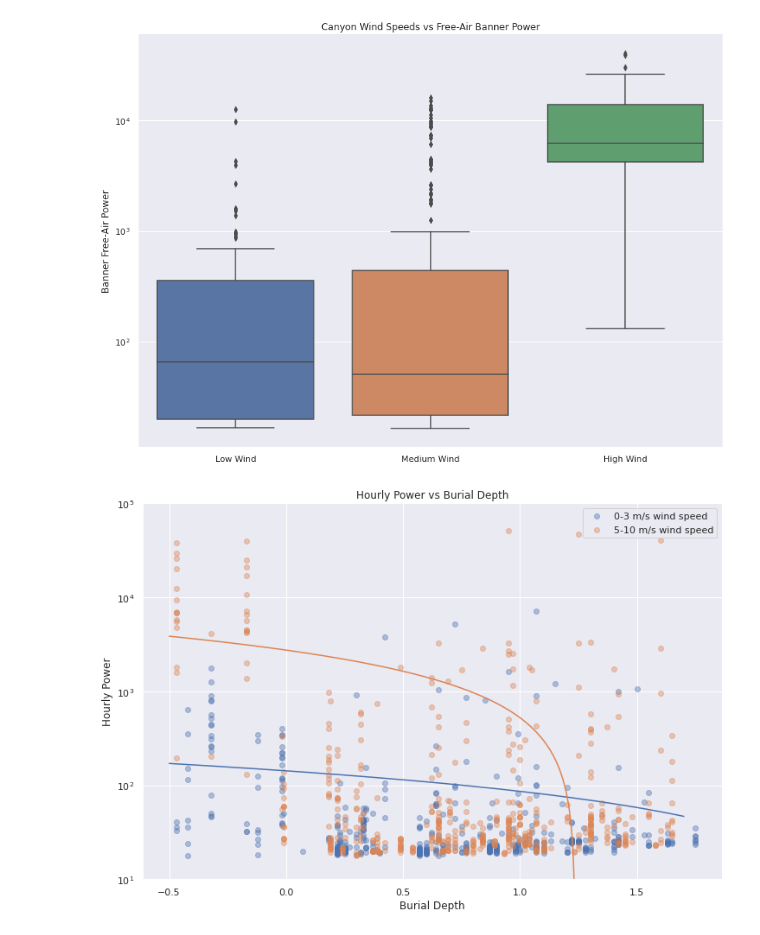
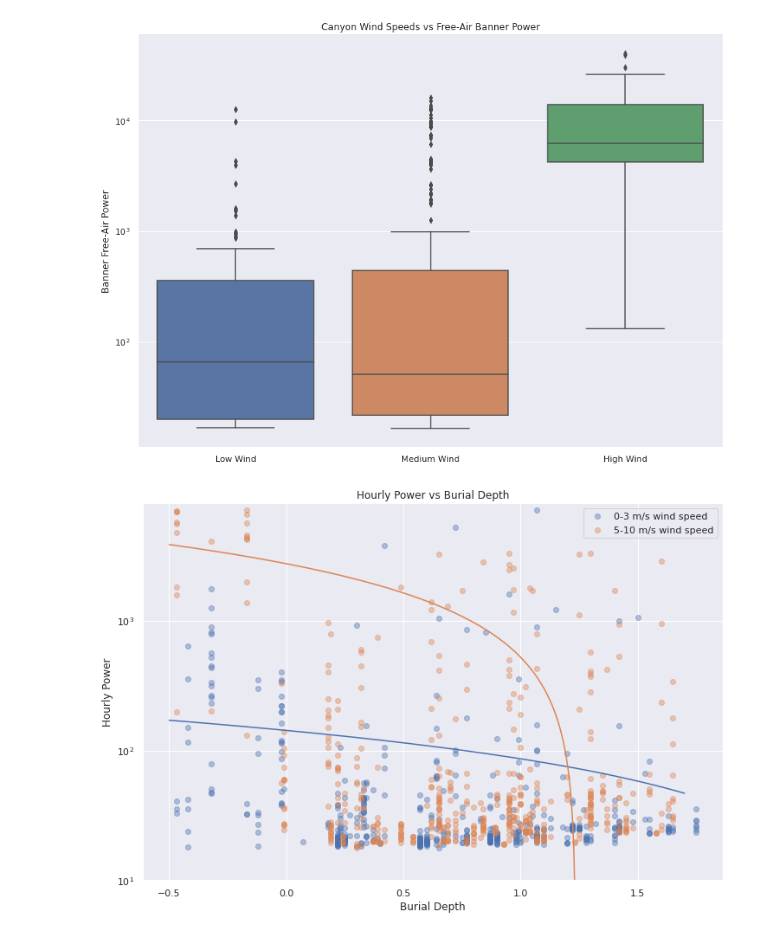
Before and after one commit to ZachHoppinen/infrasound-snow-attenuation, a Jupyter notebook: src/wind_analysis/wind_vis.ipynb, the cells around one changed output. Cells and saved outputs as stored; diff of their text form; code cells hidden in the pictures.

```diff
--- a/src/wind_analysis/wind_vis.ipynb
+++ b/src/wind_analysis/wind_vis.ipynb
@@ -136,21 +136,21 @@ plt.savefig(join(fig_dir, 'wind','free-air-canyon-box.png'))
 # %%
 from sklearn.linear_model import LinearRegression
 plt.subplots(figsize = (12,8))
 for i, (low, high) in enumerate([[0,3],[5,10]]):
     # if i == 2:
         plot = wind.loc[(wind.wind < high) & (wind.wind > low) & (wind.cor > 0.2)]
         plt.scatter(plot.sd_delta, plot.broad_power, label = f'{low}-{high} m/s wind speed', alpha = 0.4)
         reg = LinearRegression().fit(plot.sd_delta.values.reshape(-1, 1), plot.broad_power.values.reshape(-1, 1))
         x = np.linspace(-0.5, 1.7, 1000)
         y = reg.predict(x.reshape(-1, 1))
         plt.plot(x,y)
 
 plt.legend()
 plt.yscale('log')
-plt.ylim(10e0, 10e4)
+plt.ylim(10e0, 8e3)
 plt.ylabel('Hourly Power')
 plt.xlabel('Burial Depth')
 plt.title('Hourly Power vs Burial Depth')
 plt.savefig(join(fig_dir, 'wind','scatter_power_depth.png'))
 # %% [output]
-[figure, old version]
+[figure, new version]
```
Also changed, not shown: parts of 1 cell of this notebook, 1 other file.
